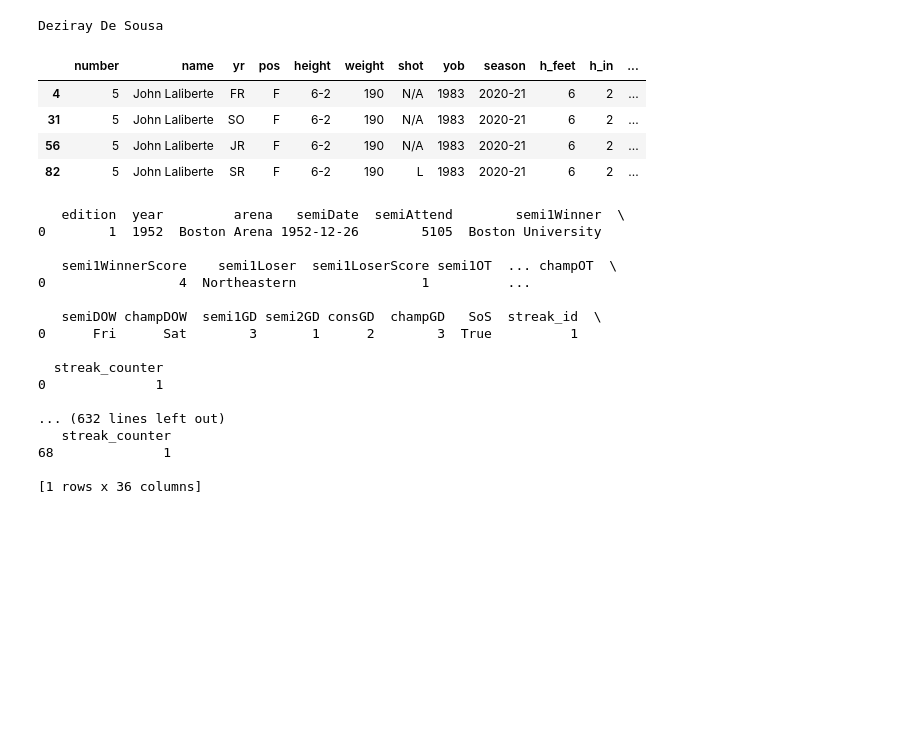
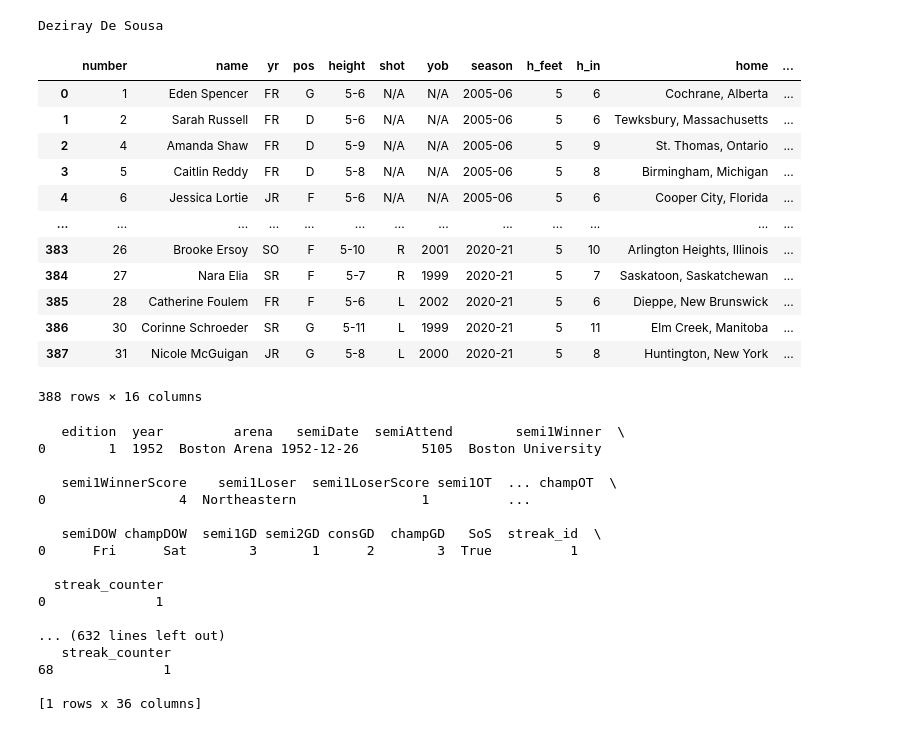
Before and after one commit to redsoxfan2194/buhockeystats, a Jupyter notebook: BU Record Book-Clean.ipynb, the cells around one changed output. Cells and saved outputs as stored; diff of their text form; code cells hidden in the pictures; blank space fills up the shorter version.

Commit message:
add women's player data

```diff
--- a/BU Record Book-Clean.ipynb
+++ b/BU Record Book-Clean.ipynb
@@ -2176,14 +2177,65 @@ with open(fileName, 'r') as f:
 dfPlayData=pd.DataFrame(playList)
 
 f.close()
-# %%
-dfPlayData.loc[dfPlayData['homeState'].str.contains('Maine')]
-# %% [output]
-|  | number | name | yr | pos | height | weight | shot | yob | season | h_feet | h_in | ... |
-| 4 | 5 | John Laliberte | FR | F | 6-2 | 190 | N/A | 1983 | 2020-21 | 6 | 2 | ... |
-| 31 | 5 | John Laliberte | SO | F | 6-2 | 190 | N/A | 1983 | 2020-21 | 6 | 2 | ... |
-| 56 | 5 | John Laliberte | JR | F | 6-2 | 190 | N/A | 1983 | 2020-21 | 6 | 2 | ... |
-| 82 | 5 | John Laliberte | SR | F | 6-2 | 190 | L | 1983 | 2020-21 | 6 | 2 | ... |
+# %%
+# Get PlayerData
+fileName=('PlayerDataWomens.txt')
+playList=[]
+with open(fileName, 'r') as f:
+    read_data = f.read()
+    rows=read_data.split('\n')
+    for i in rows:
+        col=i.split('\t')
+        pDict={'number':col[0],
+              'name':col[1],
+              'yr':col[2],
+              'pos':col[3],
+              'height':col[4],
+              'shot':col[5],
+              'yob':col[6].strip(),
+              'prev':col[7],
+              'season':col[8]}
+
+        if(pDict['yob']=='' or pDict['yob']=='N/A'):
+            pass
+        elif(int(pDict['yob'])>20):
+            pDict['yob']=int('19'+ (pDict['yob']))
+        else:
+            pDict['yob']=int('20'+ (pDict['yob']))
+        pDict['h_feet'],pDict['h_in']=pDict['height'].split('-')
+        pDict['home'],pDict['prevTeam']=pDict['prev'].split('/')
+        pDict['prevTeam']=pDict['prevTeam'].strip()
+        pDict['hometown'],pDict['homeState']=pDict['home'].split(',')
+        pDict['homeState']=pDict['homeState'].strip()
+        if(pDict['yob']!='' and pDict['yob']!='N/A'):
+            pDict['age']=int(pDict['season'][:4])-pDict['yob']
+        nhlSearch=re.search('(\(.*\))',pDict['name'])
+        if(nhlSearch!=None):
+            pDict['name']=pDict['name'].replace(nhlSearch.group(1),'').strip()
+            pDict['nhl']=nhlSearch.group(1).strip('(').strip(')')
+        else:
+            pDict['nhl']=''
+        del pDict['prev']
+        playList.append(pDict)
+dfPlayDataWomens=pd.DataFrame(playList)
+
+f.close()
+# %%
+dfPlayDataWomens
+# %% [output]
+|  | number | name | yr | pos | height | shot | yob | season | h_feet | h_in | home | ... |
+| 0 | 1 | Eden Spencer | FR | G | 5-6 | N/A | N/A | 2005-06 | 5 | 6 | Cochrane, Alberta | ... |
+| 1 | 2 | Sarah Russell | FR | D | 5-6 | N/A | N/A | 2005-06 | 5 | 6 | Tewksbury, Massachusetts | ... |
+| 2 | 4 | Amanda Shaw | FR | D | 5-9 | N/A | N/A | 2005-06 | 5 | 9 | St. Thomas, Ontario | ... |
+| 3 | 5 | Caitlin Reddy | FR | D | 5-8 | N/A | N/A | 2005-06 | 5 | 8 | Birmingham, Michigan | ... |
+| 4 | 6 | Jessica Lortie | JR | F | 5-6 | N/A | N/A | 2005-06 | 5 | 6 | Cooper City, Florida | ... |
+| ... | ... | ... | ... | ... | ... | ... | ... | ... | ... | ... | ... | ... |
+| 383 | 26 | Brooke Ersoy | SO | F | 5-10 | R | 2001 | 2020-21 | 5 | 10 | Arlington Heights, Illinois | ... |
+| 384 | 27 | Nara Elia | SR | F | 5-7 | R | 1999 | 2020-21 | 5 | 7 | Saskatoon, Saskatchewan | ... |
+| 385 | 28 | Catherine Foulem | FR | F | 5-6 | L | 2002 | 2020-21 | 5 | 6 | Dieppe, New Brunswick | ... |
+| 386 | 30 | Corinne Schroeder | SR | G | 5-11 | L | 1999 | 2020-21 | 5 | 11 | Elm Creek, Manitoba | ... |
+| 387 | 31 | Nicole McGuigan | JR | G | 5-8 | L | 2000 | 2020-21 | 5 | 8 | Huntington, New York | ... |
+388 rows × 16 columns
 # %%
 dfBeanpot['SoS']=dfBeanpot['champion'].ne(dfBeanpot['champion'].shift())
 dfBeanpot['streak_id']=dfBeanpot.SoS.cumsum()
```
Also changed, not shown: parts of 1 cell of this notebook, 2 other files.
